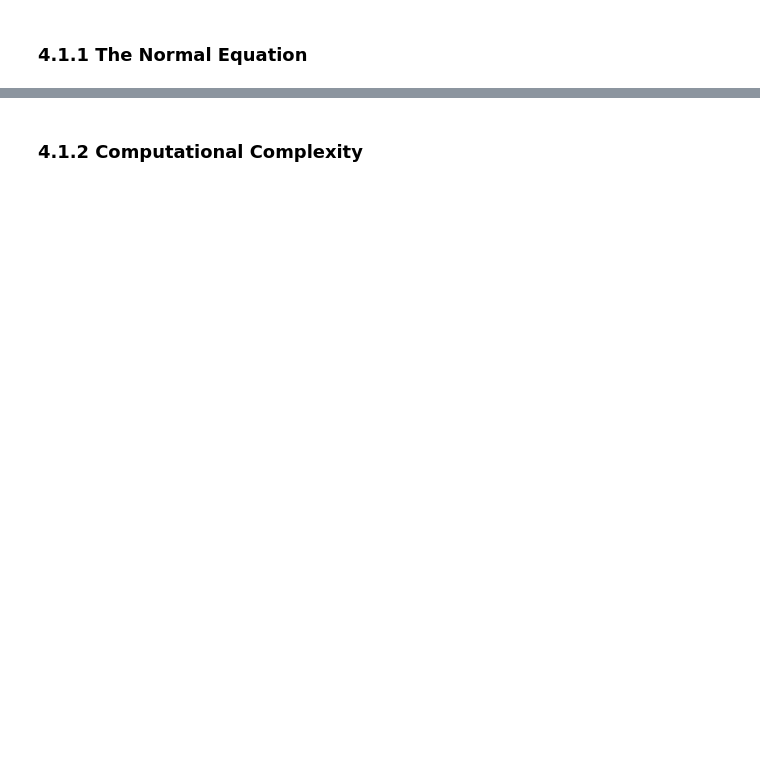
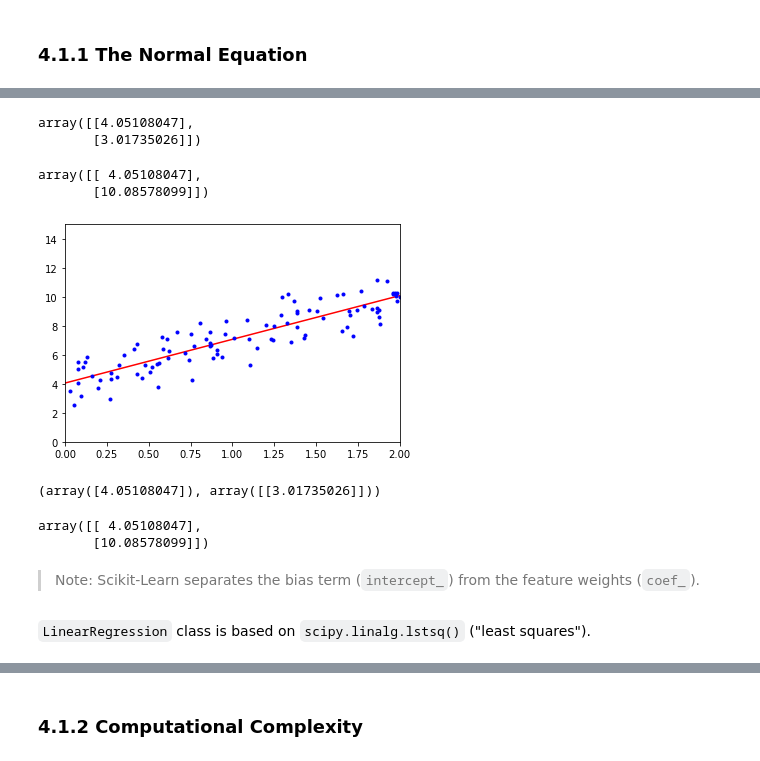
Before and after one commit to Brandon-Luong/Hands-On-Machine-Learning, a Jupyter notebook: 4-Training_Models.ipynb, the cells around one changed output, grey strips where cells are left out. Drawn from its saved outputs; the diff is of its cells as text; code cells hidden in the pictures; blank space fills up the shorter version.

```diff
--- a/4-Training_Models.ipynb
+++ b/4-Training_Models.ipynb
@@ -6,0 +61,26 @@
+# %%
+# np.c_ concatenates along vertical axis (columns) 1's vector + X vector
+# Use @ for matrix multiplication, much clearer to read than .dot()
+# X_b = 'X bias' as it includes the bias term
+
+X_b = np.c_[np.ones((100, 1)), X] # add x0 = 1 to each instance
+theta_best = np.linalg.inv(X_b.T@X_b) @ X_b.T @ y
+theta_best
+# %% [output]
+array([[4.05108047],
+       [3.01735026]])
+# %%
+X_new = np.array([[0], [2]])
+X_new_b = np.c_[np.ones((2, 1)), X_new]
+y_predict = X_new_b @ theta_best
+y_predict
+# %% [output]
+array([[ 4.05108047],
+       [10.08578099]])
+# %%
+plt.plot(X_new, y_predict, "r-")
+plt.plot(X, y, "b.")
+plt.axis([0, 2, 0, 15])
+plt.show()
+# %% [output]
+[figure, added]
@@ -6,0 +89,15 @@
+# %%
+lin_reg = LinearRegression()
+lin_reg.fit(X, y)
+lin_reg.intercept_, lin_reg.coef_
+# %% [output]
+(array([4.05108047]), array([[3.01735026]]))
+# %%
+lin_reg.predict(X_new)
+# %% [output]
+array([[ 4.05108047],
+       [10.08578099]])
+# %% [markdown]
+> Note: Scikit-Learn separates the bias term (`intercept_`) from the feature weights (`coef_`).
+# %% [markdown]
+`LinearRegression` class is based on `scipy.linalg.lstsq()` ("least squares").
```
Also changed, not shown: parts of 13 cells of this notebook.
